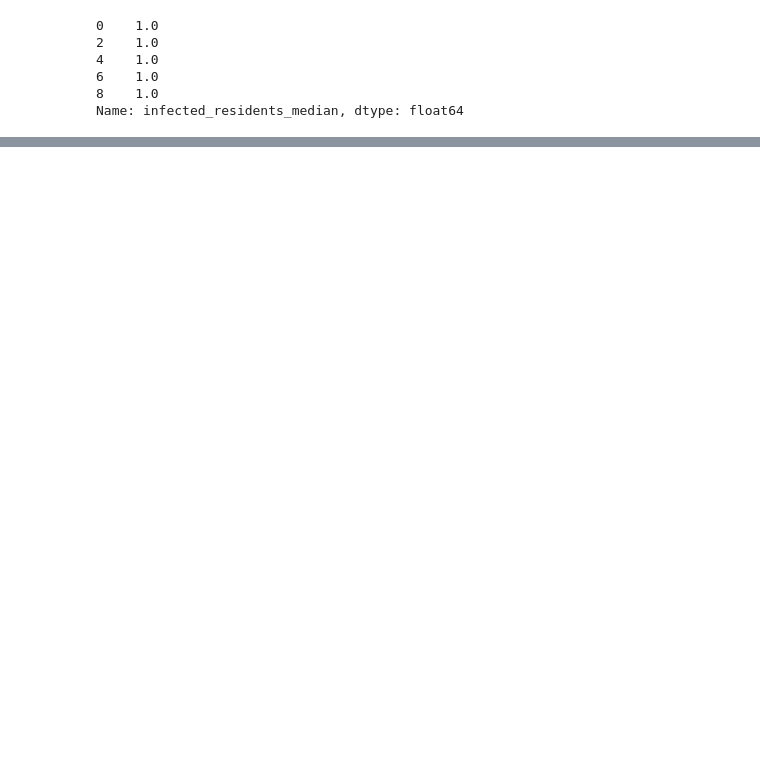
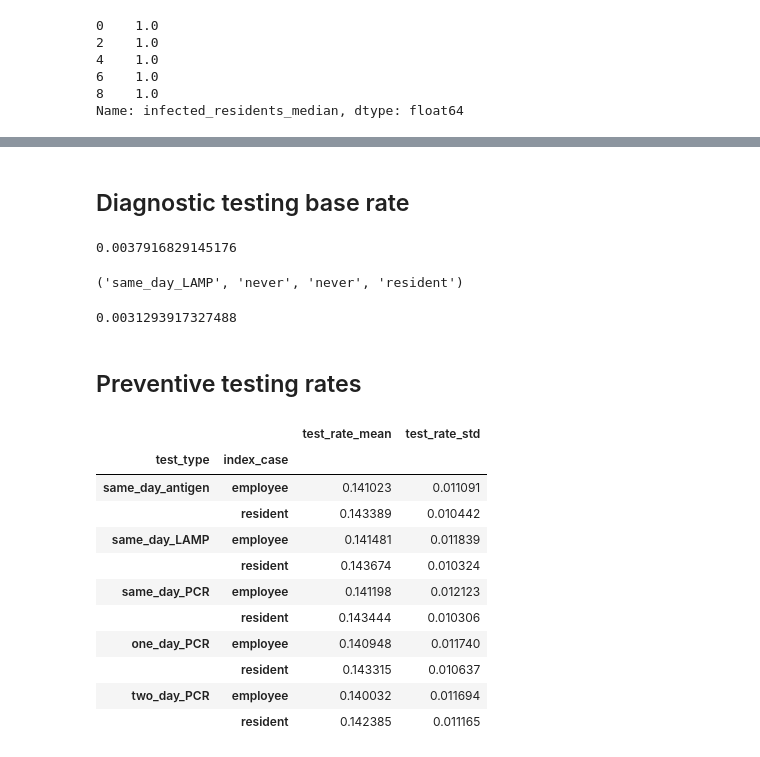
Before and after one commit to JanaLasser/nursing_home_SEIRX, a Jupyter notebook: analysis_testing_strategy.ipynb, the cells around one changed output, grey strips where cells are left out. Cells and saved outputs as stored; diff of their text form; code cells hidden in the pictures; blank space fills up the shorter version.

```diff
--- a/analysis_testing_strategy.ipynb
+++ b/analysis_testing_strategy.ipynb
@@ -47,9 +47,9 @@ def annotate_heatmap(ax, img):
 # %% [markdown]
 ### Mappings of variables to nicer labels for plots
 # %%
-frequency_name_map = {np.nan:'none',
-              2:'every\n2 days',
-              3:'every\n3 days',
+frequency_name_map = {np.nan:'never',
+              2:'3 times\na week',
+              3:'twice\na week',
               7:'once\na week'}
 
 test_name_map = {'same_day_antigen':'same-day antigen', 'one_day_PCR':'one day PCR',
@@ -65,7 +65,7 @@ metric_name_map = {'infected_residents_mean':'follow-up cases residents (mean)',
 index_case_map = {'employee':'index case employee',
                   'resident':'index case resident'}
 
-screening_intervals = ['none', 'once\na week', 'every\n3 days', 'every\n2 days']
+screening_intervals = ['never', 'once\na week', 'twice\na week', '3 times\na week']
 # %% [markdown]
 ### Data loading and wrangling
 # %%
@@ -346,0 +372,31 @@ Name: infected_residents_0.75, dtype: float64
+# %% [markdown]
+## Diagnostic testing base rate
+# %%
+data['test_rate_mean'][0:128].min()
+# %% [output]
+0.0037916829145176
+# %%
+data['test_rate_mean'].idxmin()
+# %% [output]
+('same_day_LAMP', 'never', 'never', 'resident')
+# %%
+data.loc[data['test_rate_mean'].idxmin()]['test_rate_std']
+# %% [output]
+0.0031293917327488
+# %% [markdown]
+## Preventive testing rates
+# %%
+data.loc[:,'3 times\na week', 'never', :][['test_rate_mean', 'test_rate_std']]
+# %% [output]
+|  |  | test_rate_mean | test_rate_std |
+| test_type | index_case |  |  |
+| same_day_antigen | employee | 0.141023 | 0.011091 |
+|  | resident | 0.143389 | 0.010442 |
+| same_day_LAMP | employee | 0.141481 | 0.011839 |
+|  | resident | 0.143674 | 0.010324 |
+| same_day_PCR | employee | 0.141198 | 0.012123 |
+|  | resident | 0.143444 | 0.010306 |
+| one_day_PCR | employee | 0.140948 | 0.011740 |
+|  | resident | 0.143315 | 0.010637 |
+| two_day_PCR | employee | 0.140032 | 0.011694 |
+|  | resident | 0.142385 | 0.011165 |
```
Also changed, not shown: parts of 19 cells of this notebook, 2 other files.
